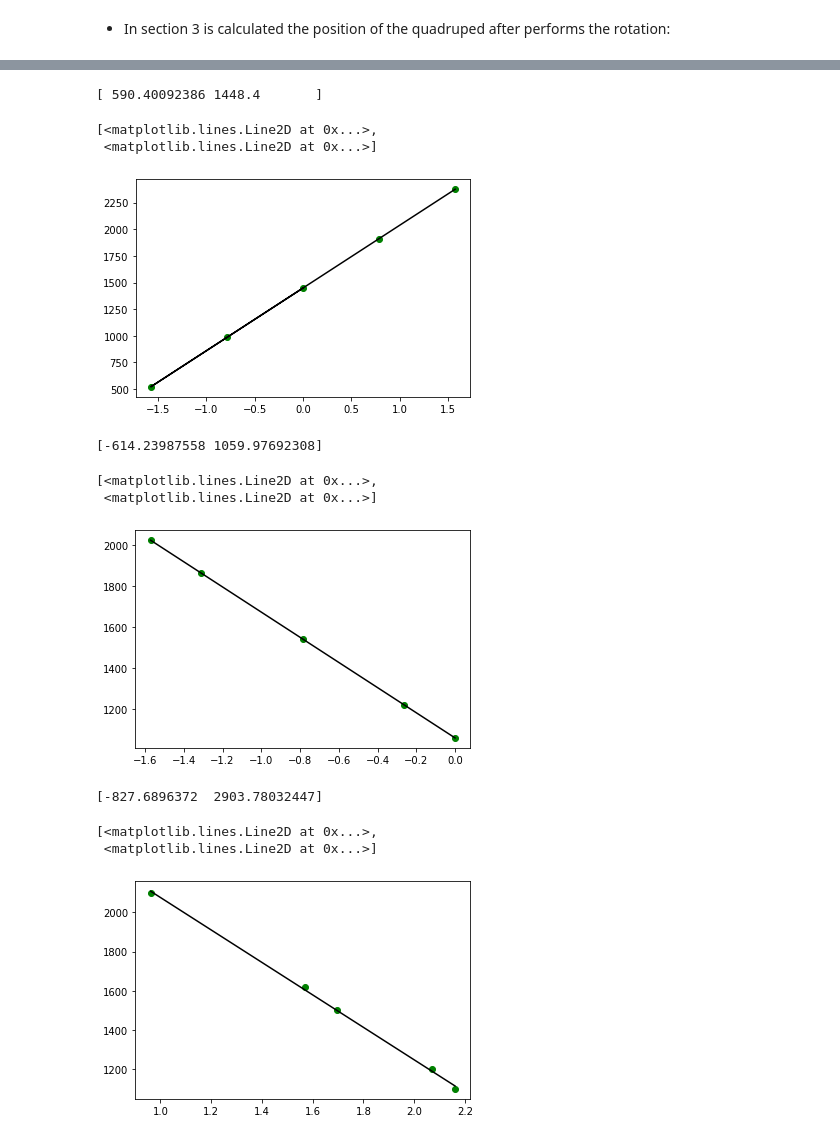
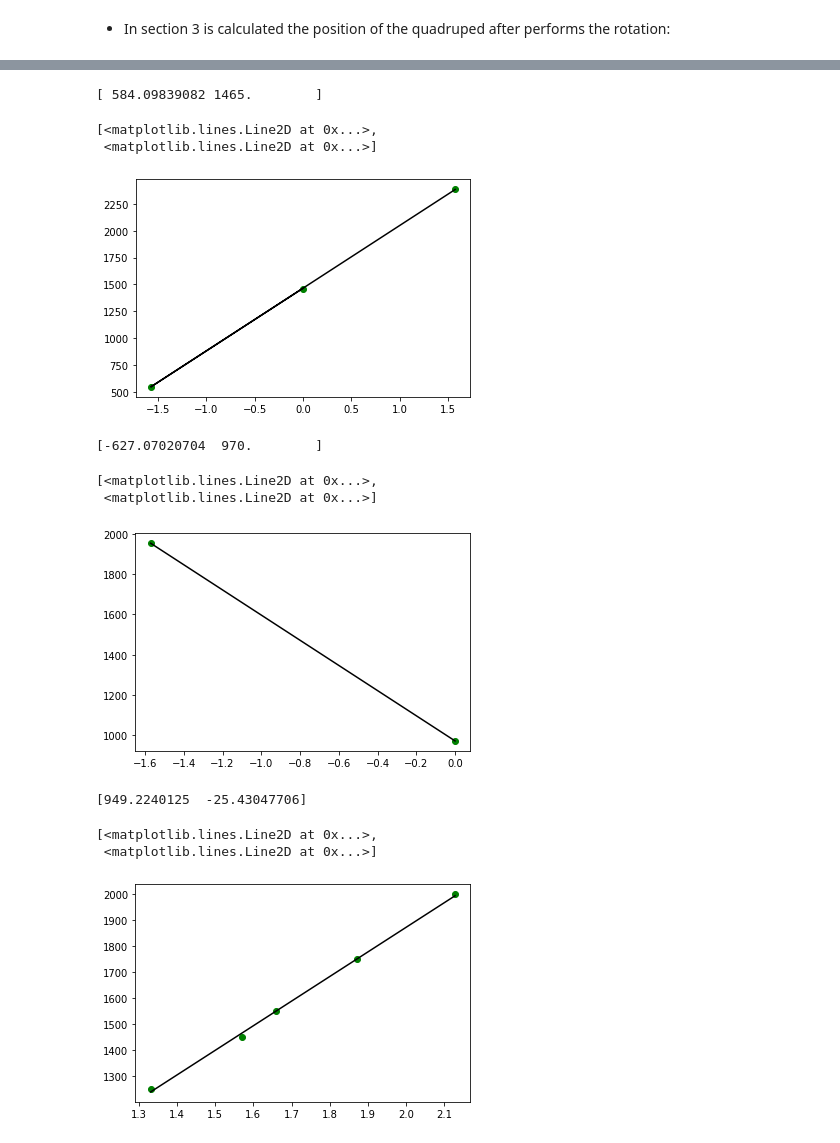
Before and after one commit to nicoRomeroCuruchet/mini-quadruped, a Jupyter notebook: simulations_mini_quadruped.ipynb, the cells around one changed output, grey strips where cells are left out. Saved outputs shown, nothing was run; the diff lists cells and outputs as text; code cells hidden in the pictures.

```diff
--- a/simulations_mini_quadruped.ipynb
+++ b/simulations_mini_quadruped.ipynb
@@ -720,32 +724,32 @@ import matplotlib.pyplot as plt
 
 # LF_servo_i data:
 DEG_TO_RAD  = 0.0174533
-x_grad = [0,-90,-45,45,90]
+x_grad = [0,-90, 90]
 
 x = [e*DEG_TO_RAD for e in x_grad]
 
-y = [1450,520,985,1912,2375]
+y = [1460,550,2385]
 coef_servo_i = np.polyfit(x,y,1)
 print(coef_servo_i)
 poly1d_fn = np.poly1d(coef_servo_i)
 # poly1d_fn is now a function which takes in x and returns an estimate for y
 plt.plot(x,y, 'go', x, poly1d_fn(x), 'k') #'--k'=black dashed line, 'yo' = yellow circle marker
 # %% [output]
-[ 590.40092386 1448.4       ]
+[ 584.09839082 1465.        ]
 [<matplotlib.lines.Line2D at 0x...>,
  <matplotlib.lines.Line2D at 0x...>]
-[figure, old version]
+[figure, new version]
 # %%
 import numpy as np
 import matplotlib.pyplot as plt
 
 # LF_servo_ii data:
 DEG_TO_RAD  = 0.0174533
-x_grad = [-90,-75,-45,-15,0]
+x_grad = [-90,0]
 
 x = [e*DEG_TO_RAD for e in x_grad]
 
-y = [2025,1864,1542,1221,1060]
+y = [1955,970]
 
 coef_servo_ii = np.polyfit(x,y,1)
 poly1d_fn = np.poly1d(coef_servo_ii)
@@ -753,31 +757,31 @@ print(coef_servo_ii)
 # poly1d_fn is now a function which takes in x and returns an estimate for y
 plt.plot(x,y, 'go', x, poly1d_fn(x), 'k') #'--k'=black dashed line, 'yo' = yellow circle marker
 # %% [output]
-[-614.23987558 1059.97692308]
+[-627.07020704  970.        ]
 [<matplotlib.lines.Line2D at 0x...>,
  <matplotlib.lines.Line2D at 0x...>]
-[figure, old version]
+[figure, new version]
 # %%
 import numpy as np
 import matplotlib.pyplot as plt
 
 # LF_servo_iii data:
 DEG_TO_RAD  = 0.0174533
-x_grad = [43.38,78.3, 85.37, 106.82, 112.12]
+x_grad = [74.44, 88.15, 93.25, 105.42, 120.05]
 
-bias = 90 - 78.3
+bias = 90 - 88.15
 x = [(e+bias)*DEG_TO_RAD for e in x_grad]
 
-y = [2100,1620,1500,1200,1100]
+y = [1250, 1450, 1550, 1750, 2000]
 
 coef_servo_iii = np.polyfit(x,y,1)
 print(coef_servo_iii)
 poly1d_fn = np.poly1d(coef_servo_iii)
 # poly1d_fn is now a function which takes in x and returns an estimate for y
 plt.plot(x,y, 'go', x, poly1d_fn(x), 'k') #'--k'=black dashed line, 'yo' = yellow circle marker
 # %% [output]
-[-827.6896372  2903.78032447]
+[949.2240125  -25.43047706]
 [<matplotlib.lines.Line2D at 0x...>,
  <matplotlib.lines.Line2D at 0x...>]
-[figure, old version]
+[figure, new version]
 # %%
```
Also changed, not shown: parts of 47 cells of this notebook.
